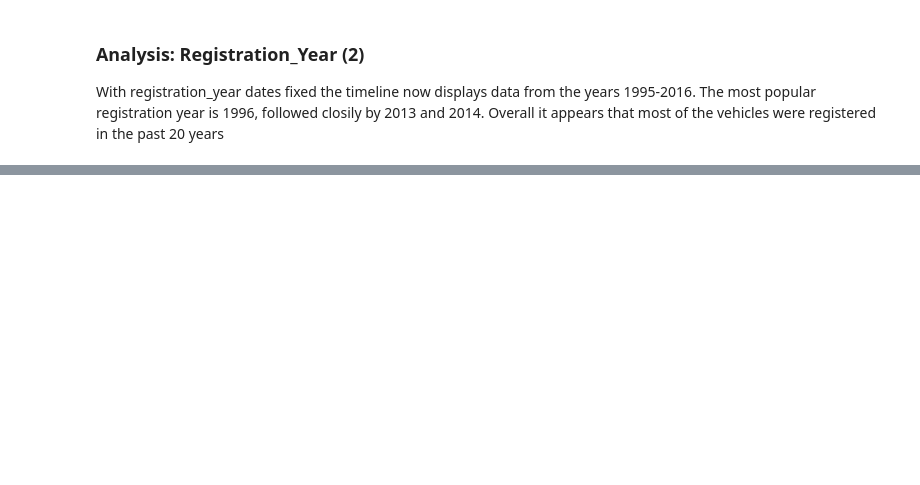
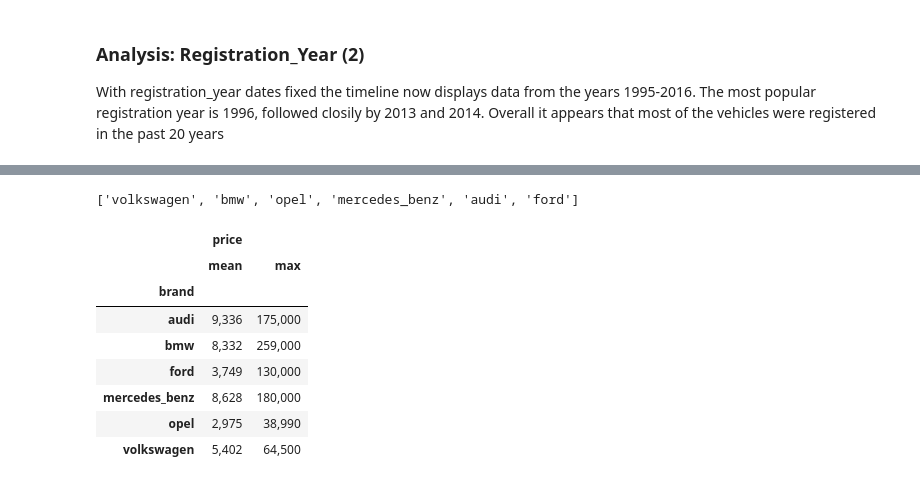
Before and after one commit to drusho/data_analysis, a Jupyter notebook: Exploring_Car_Sales_Data.ipynb, the cells around one changed output, grey strips where cells are left out. Drawn from its saved outputs; the diff is of its cells as text; code cells hidden in the pictures; blank space fills up the shorter version.

```diff
--- a/Exploring_Car_Sales_Data.ipynb
+++ b/Exploring_Car_Sales_Data.ipynb
@@ -530,10 +582,10 @@ The car registration years are inaccurate.  Max year is 9999 and min is 1000
 A car can't registered on Ebay before the listing has been seen.  Looking at other date scraping columns ('date_crawled', 'ad_created', 'last_seen') the latest registration year will be no more than 2016. Determining the earliest valid year will be more difficult. It can be asumed that cars before 1900s should be removed of the dataset.
 # %%
 # Number of Dates that fall within reasonable timeline (1995 to present)
-print(f"Count for Registration_Year (1995-2020):\n{df['registration_year'].between(1900,2016).sum()}\n")
+print(f"Count for Registration_Year (1900-2020):\n{df['registration_year'].between(1900,2016).sum()}\n")
 
 # Update registration year to reflect 1995-present timeline
-df = df[df['registration_year'].between(1995,2016)]
+df = df[df['registration_year'].between(1900,2016)]
 
 df['registration_year'].describe()
 # %% [output]
@@ -573,0 +667,31 @@ With registration_year dates fixed the timeline now displays data from the years
+# %%
+# Top 'brands' by index
+brand_counts = df["brand"].value_counts(normalize=True)
+
+# Convert top brands to a list to be used in query
+top_brands = brand_counts[brand_counts > .05].index.tolist()
+
+# list of top brands
+top_brands
+# %% [output]
+['volkswagen', 'bmw', 'opel', 'mercedes_benz', 'audi', 'ford']
+# %%
+# group top brands using query
+brand_query = df.query('(brand in @top_brands)')
+
+# seaborn used to highlight different higher num ranges
+cm = sns.light_palette("gold", as_cmap=True)
+
+# Mean and Max of Top 6 brands aggregated by Price
+# number format changed to include commas and remove decimals
+brand_query.groupby('brand')[['price']].agg(['mean','max']).astype(int).style.background_gradient(cmap=cm).format('{:,}')
+# %% [output]
+|  | price |  |
+|  | mean | max |
+| brand |  |  |
+| audi | 9,336 | 175,000 |
+| bmw | 8,332 | 259,000 |
+| ford | 3,749 | 130,000 |
+| mercedes_benz | 8,628 | 180,000 |
+| opel | 2,975 | 38,990 |
+| volkswagen | 5,402 | 64,500 |
```
Also changed, not shown: parts of 22 cells of this notebook.
